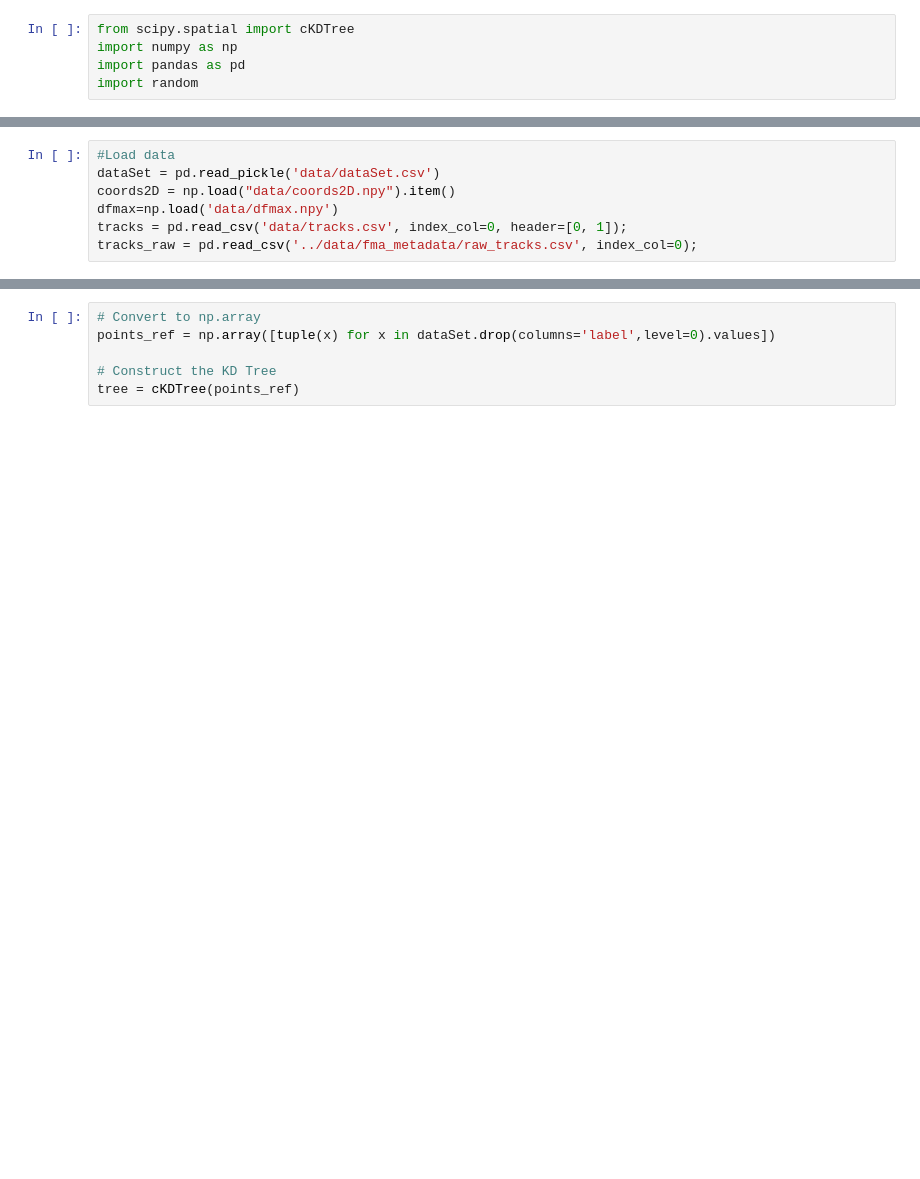
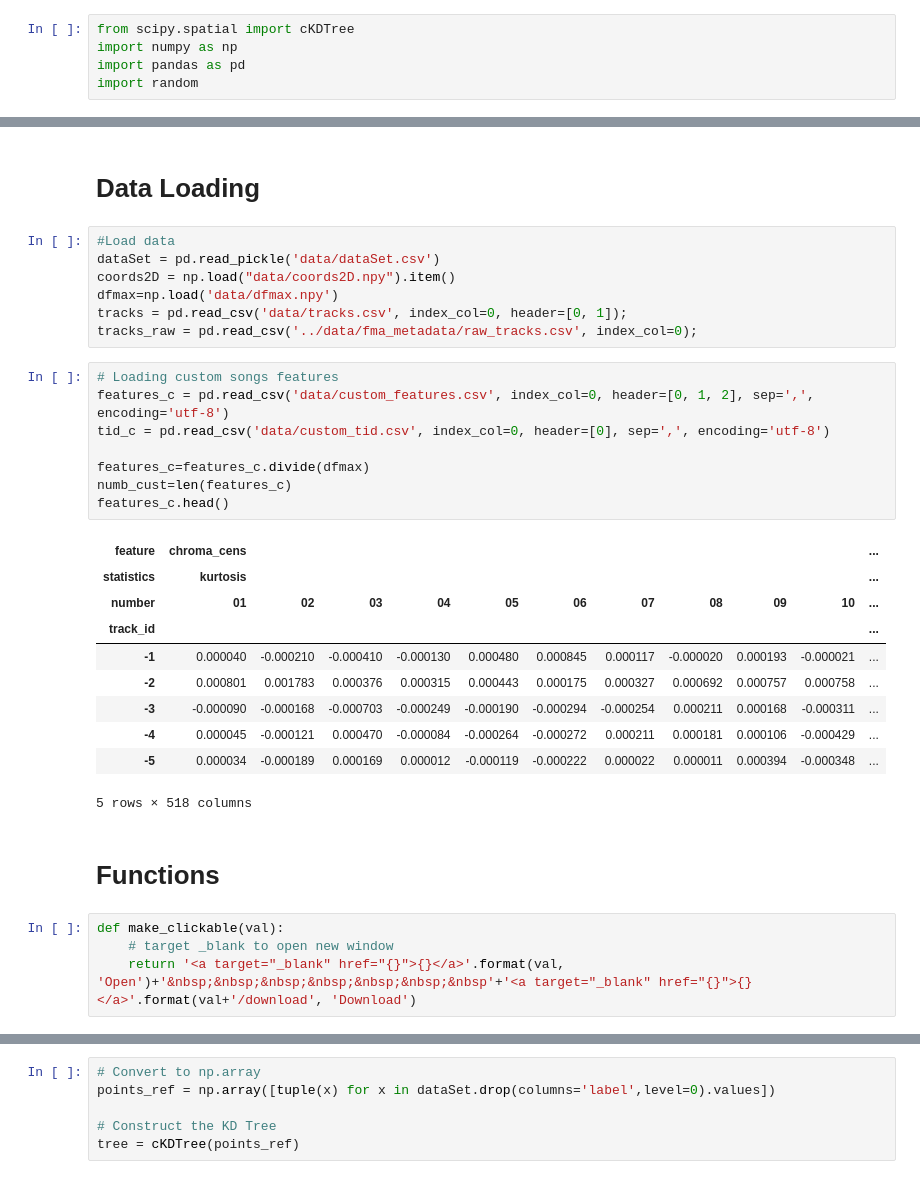
Before and after one commit to TTimTT/NTDS_Project, a Jupyter notebook: Project/Playlist creator.ipynb, the cells around one changed output, grey strips where cells are left out. Saved outputs shown, nothing was run; the diff lists cells and outputs as text; blank space fills up the shorter version.

```diff
--- a/Project/Playlist creator.ipynb
+++ b/Project/Playlist creator.ipynb
@@ -9,3 +17,5 @@ import random
+# %% [markdown]
+# Data Loading
 # %%
 #Load data
 dataSet = pd.read_pickle('data/dataSet.csv')
@@ -13,3 +23,28 @@ coords2D = np.load("data/coords2D.npy").item()
 dfmax=np.load('data/dfmax.npy')
 tracks = pd.read_csv('data/tracks.csv', index_col=0, header=[0, 1]);
 tracks_raw = pd.read_csv('../data/fma_metadata/raw_tracks.csv', index_col=0);
+# %%
+# Loading custom songs features
+features_c = pd.read_csv('data/custom_features.csv', index_col=0, header=[0, 1, 2], sep=',', encoding='utf-8')
+tid_c = pd.read_csv('data/custom_tid.csv', index_col=0, header=[0], sep=',', encoding='utf-8')
+
+features_c=features_c.divide(dfmax)
+numb_cust=len(features_c)
+features_c.head()
+# %% [output]
+| feature | chroma_cens |  |  |  |  |  |  |  |  |  | ... |
+| statistics | kurtosis |  |  |  |  |  |  |  |  |  | ... |
+| number | 01 | 02 | 03 | 04 | 05 | 06 | 07 | 08 | 09 | 10 | ... |
+| track_id |  |  |  |  |  |  |  |  |  |  | ... |
+| -1 | 0.000040 | -0.000210 | -0.000410 | -0.000130 | 0.000480 | 0.000845 | 0.000117 | -0.000020 | 0.000193 | -0.000021 | ... |
+| -2 | 0.000801 | 0.001783 | 0.000376 | 0.000315 | 0.000443 | 0.000175 | 0.000327 | 0.000692 | 0.000757 | 0.000758 | ... |
+| -3 | -0.000090 | -0.000168 | -0.000703 | -0.000249 | -0.000190 | -0.000294 | -0.000254 | 0.000211 | 0.000168 | -0.000311 | ... |
+| -4 | 0.000045 | -0.000121 | 0.000470 | -0.000084 | -0.000264 | -0.000272 | 0.000211 | 0.000181 | 0.000106 | -0.000429 | ... |
+| -5 | 0.000034 | -0.000189 | 0.000169 | 0.000012 | -0.000119 | -0.000222 | 0.000022 | 0.000011 | 0.000394 | -0.000348 | ... |
+5 rows × 518 columns
+# %% [markdown]
+# Functions
+# %%
+def make_clickable(val):
+    # target _blank to open new window
+    return '<a target="_blank" href="{}">{}</a>'.format(val, 'Open')+'&nbsp;&nbsp;&nbsp;&nbsp;&nbsp;&nbsp;&nbsp'+'<a target="_blank" href="{}">{}</a>'.format(val+'/download', 'Download')
```
Also changed, not shown: parts of 16 cells of this notebook.
